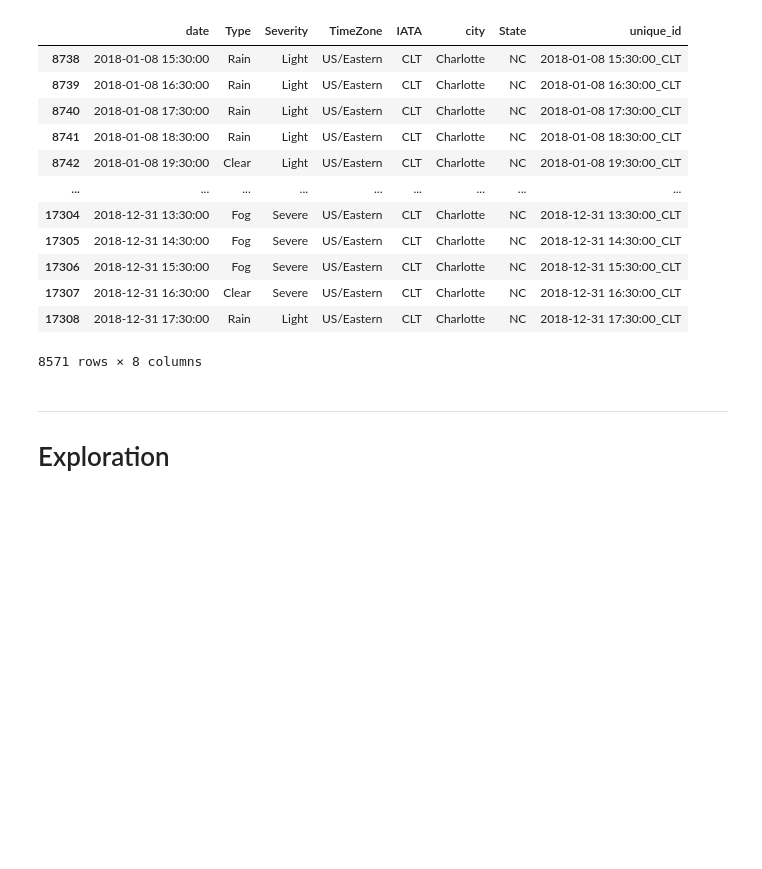
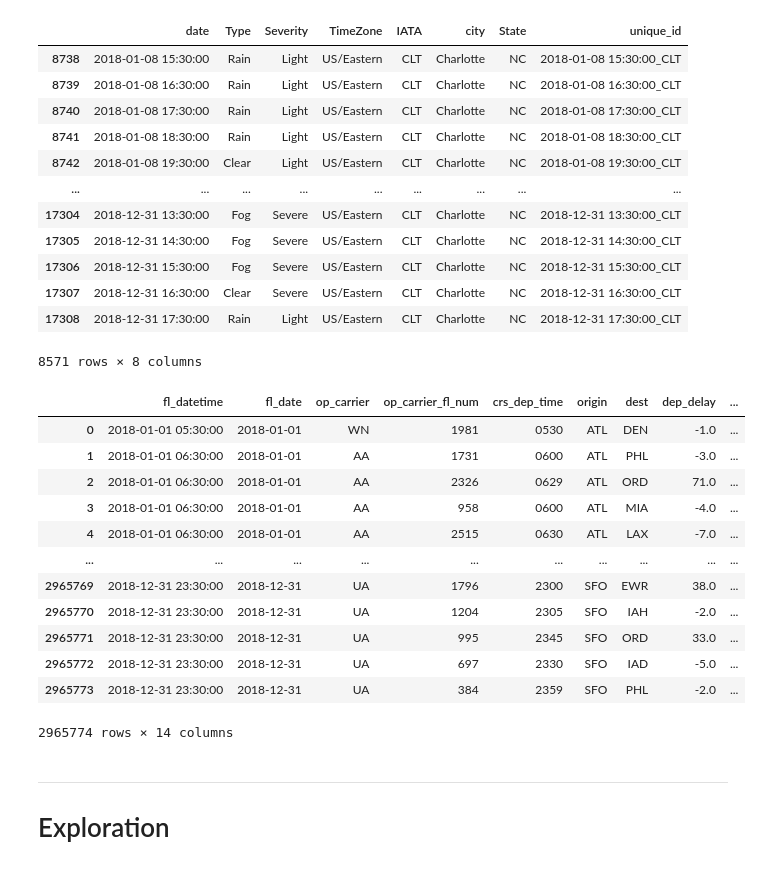
Before and after one commit to guedanie/flight_delay_predictor, a Jupyter notebook: weather_exploration.ipynb, the cells around one changed output. Saved outputs shown, nothing was run; the diff lists cells and outputs as text; code cells hidden in the pictures; blank space fills up the shorter version.

```diff
--- a/weather_exploration.ipynb
+++ b/weather_exploration.ipynb
@@ -276,6 +276,22 @@ weather_df[weather_df.IATA == "CLT"]
 test.Type = test.Type.fillna("Clear")
 # %%
 test.Severity = test.Severity.fillna("Light")
+# %%
+test
+# %% [output]
+|  | fl_datetime | fl_date | op_carrier | op_carrier_fl_num | crs_dep_time | origin | dest | dep_delay | ... |
+| 0 | 2018-01-01 05:30:00 | 2018-01-01 | WN | 1981 | 0530 | ATL | DEN | -1.0 | ... |
+| 1 | 2018-01-01 06:30:00 | 2018-01-01 | AA | 1731 | 0600 | ATL | PHL | -3.0 | ... |
+| 2 | 2018-01-01 06:30:00 | 2018-01-01 | AA | 2326 | 0629 | ATL | ORD | 71.0 | ... |
+| 3 | 2018-01-01 06:30:00 | 2018-01-01 | AA | 958 | 0600 | ATL | MIA | -4.0 | ... |
+| 4 | 2018-01-01 06:30:00 | 2018-01-01 | AA | 2515 | 0630 | ATL | LAX | -7.0 | ... |
+| ... | ... | ... | ... | ... | ... | ... | ... | ... | ... |
+| 2965769 | 2018-12-31 23:30:00 | 2018-12-31 | UA | 1796 | 2300 | SFO | EWR | 38.0 | ... |
+| 2965770 | 2018-12-31 23:30:00 | 2018-12-31 | UA | 1204 | 2305 | SFO | IAH | -2.0 | ... |
+| 2965771 | 2018-12-31 23:30:00 | 2018-12-31 | UA | 995 | 2345 | SFO | ORD | 33.0 | ... |
+| 2965772 | 2018-12-31 23:30:00 | 2018-12-31 | UA | 697 | 2330 | SFO | IAD | -5.0 | ... |
+| 2965773 | 2018-12-31 23:30:00 | 2018-12-31 | UA | 384 | 2359 | SFO | PHL | -2.0 | ... |
+2965774 rows × 14 columns
 # %% [markdown]
 ---
 
```
Also changed, not shown: parts of 20 cells of this notebook.
